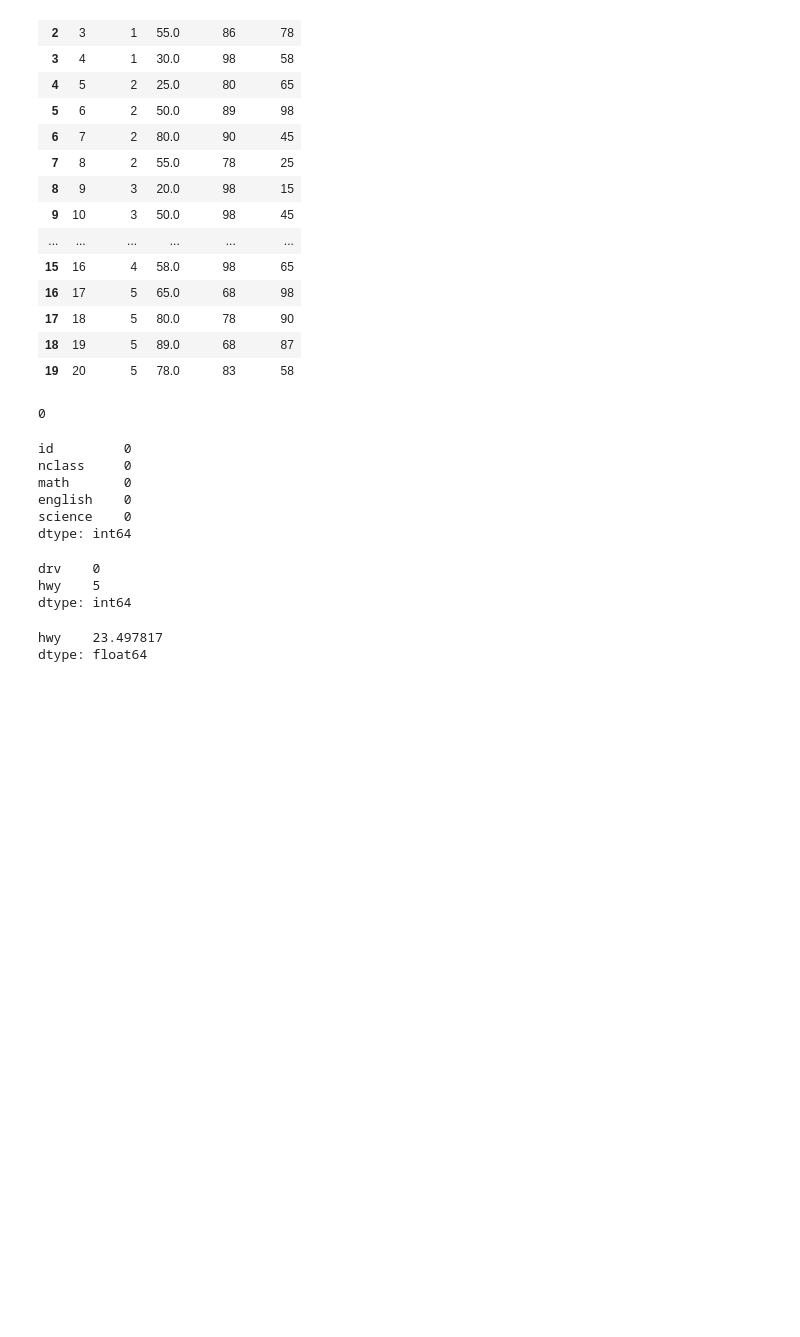
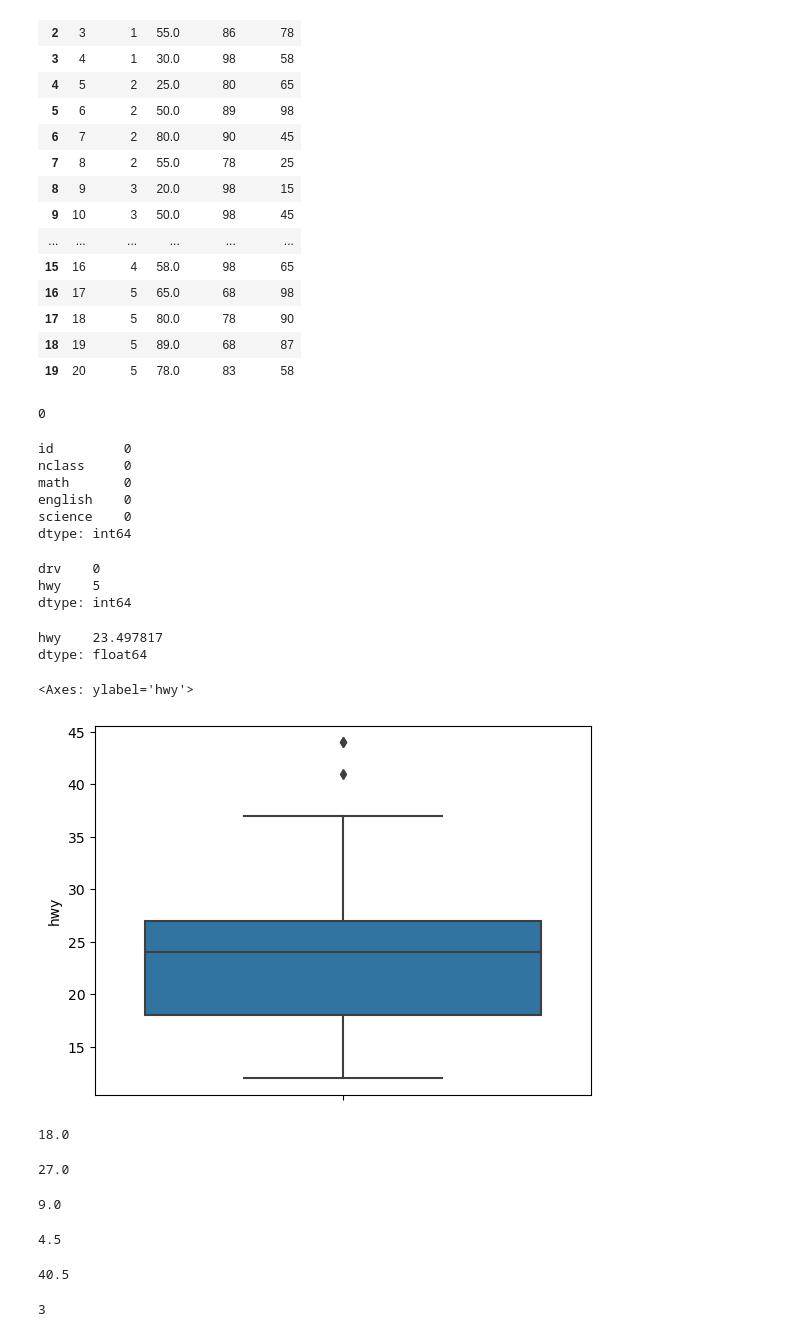
Before and after one commit to mizzcereal/kit_bigdata, a Jupyter notebook: chapter07/chapter07.ipynb, the cells around one changed output. Drawn from its saved outputs; the diff is of its cells as text; code cells hidden in the pictures; blank space fills up the shorter version.

```diff
--- a/chapter07/chapter07.ipynb
+++ b/chapter07/chapter07.ipynb
@@ -131,3 +131,42 @@ mpg_new.mean()
 # %% [output]
 hwy    23.497817
 dtype: float64
+# %%
+mpg = pd.read_csv('./mpg (1).csv')
+
+import seaborn as sns
+sns.boxplot(data = mpg, y='hwy')
+# %% [output]
+<Axes: ylabel='hwy'>
+[figure, added]
+# %%
+pct25 = mpg['hwy'].quantile(.25)
+pct25
+# %% [output]
+18.0
+# %%
+pct75 = mpg['hwy'].quantile(.75)
+pct75
+# %% [output]
+27.0
+# %%
+iqr = pct75 - pct25
+iqr
+# %% [output]
+9.0
+# %%
+pct25 - 1.5 * iqr
+# %% [output]
+4.5
+# %%
+pct75 + 1.5 * iqr
+# %% [output]
+40.5
+# %%
+import numpy as np
+
+mpg['hwy'] = np.where((mpg['hwy'] < 4.5) | (mpg['hwy'] > 40.5), np.nan, mpg['hwy'])
+
+mpg['hwy'].isna().sum()
+# %% [output]
+3
```
Also changed, not shown: parts of 3 cells of this notebook, 6 other files.
